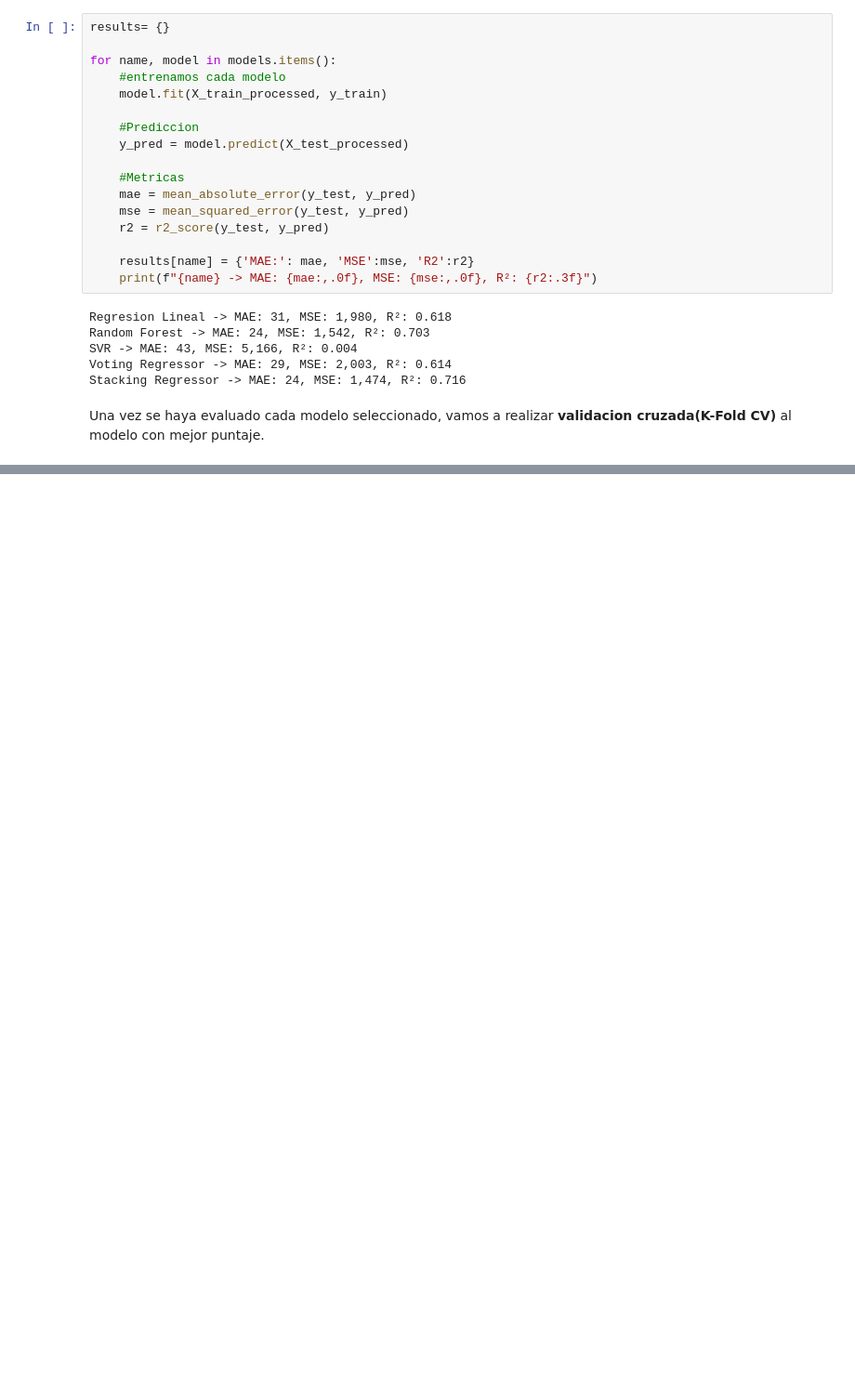
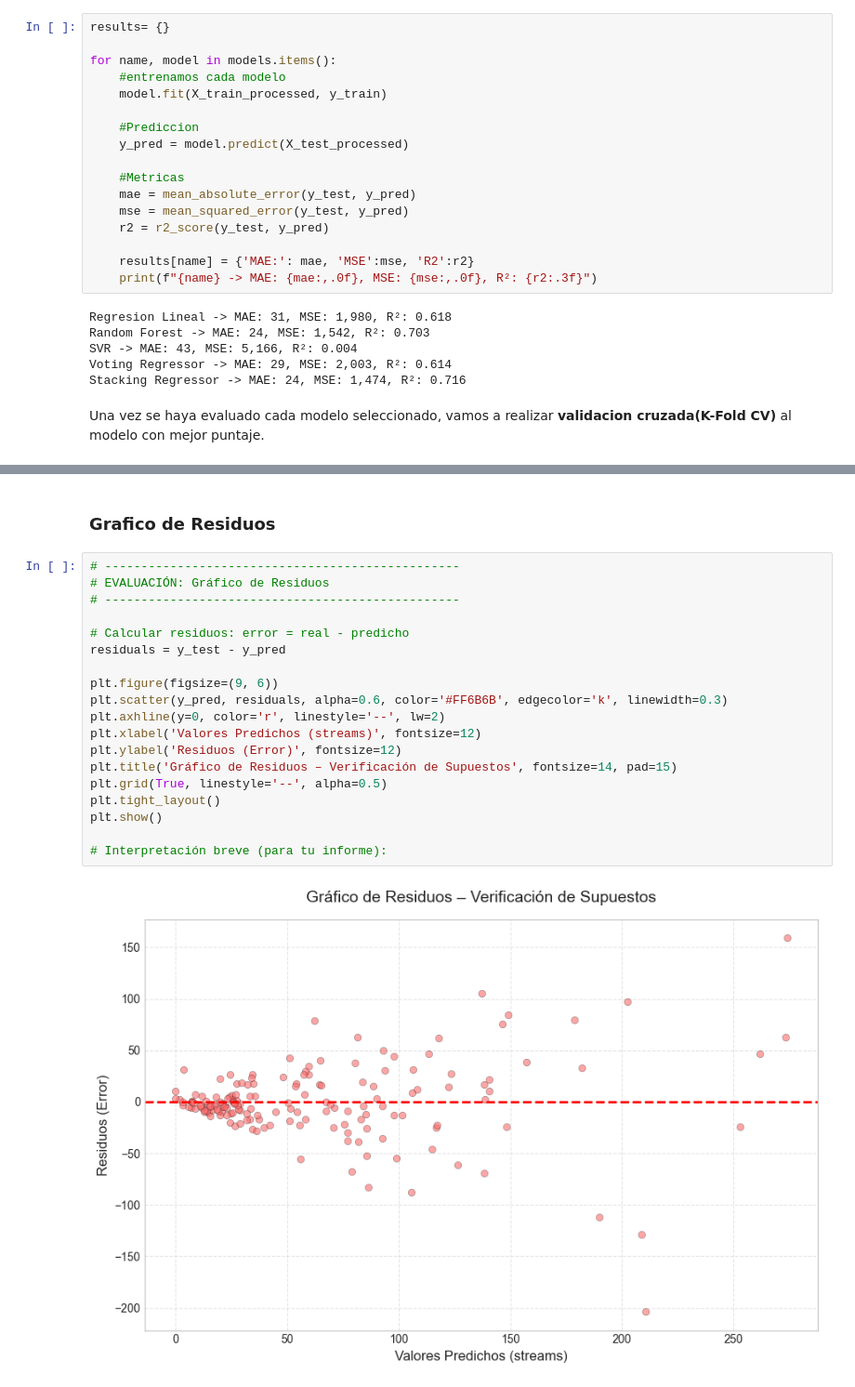
Before and after one commit to AaronMatarrita/ProyectoMineria, a Jupyter notebook: ProyectoFinal.ipynb, the cells around one changed output, grey strips where cells are left out. Shown at 93% size. Saved outputs shown, nothing was run; the diff lists cells and outputs as text; blank space fills up the shorter version.

```diff
--- a/ProyectoFinal.ipynb
+++ b/ProyectoFinal.ipynb
@@ -531,0 +565,23 @@ print(f"Validacion Cruzada (R^2): {cv_scores.mean():.3f} +- {cv_scores.std():.3f
+# %% [markdown]
+### Grafico de Residuos
+# %%
+# -------------------------------------------------
+# EVALUACIÓN: Gráfico de Residuos
+# -------------------------------------------------
+
+# Calcular residuos: error = real - predicho
+residuals = y_test - y_pred
+
+plt.figure(figsize=(9, 6))
+plt.scatter(y_pred, residuals, alpha=0.6, color='#FF6B6B', edgecolor='k', linewidth=0.3)
+plt.axhline(y=0, color='r', linestyle='--', lw=2)
+plt.xlabel('Valores Predichos (streams)', fontsize=12)
+plt.ylabel('Residuos (Error)', fontsize=12)
+plt.title('Gráfico de Residuos – Verificación de Supuestos', fontsize=14, pad=15)
+plt.grid(True, linestyle='--', alpha=0.5)
+plt.tight_layout()
+plt.show()
+
+# Interpretación breve (para tu informe):
+# %% [output]
+[figure, added]
```
Also changed, not shown: parts of 7 cells of this notebook.
